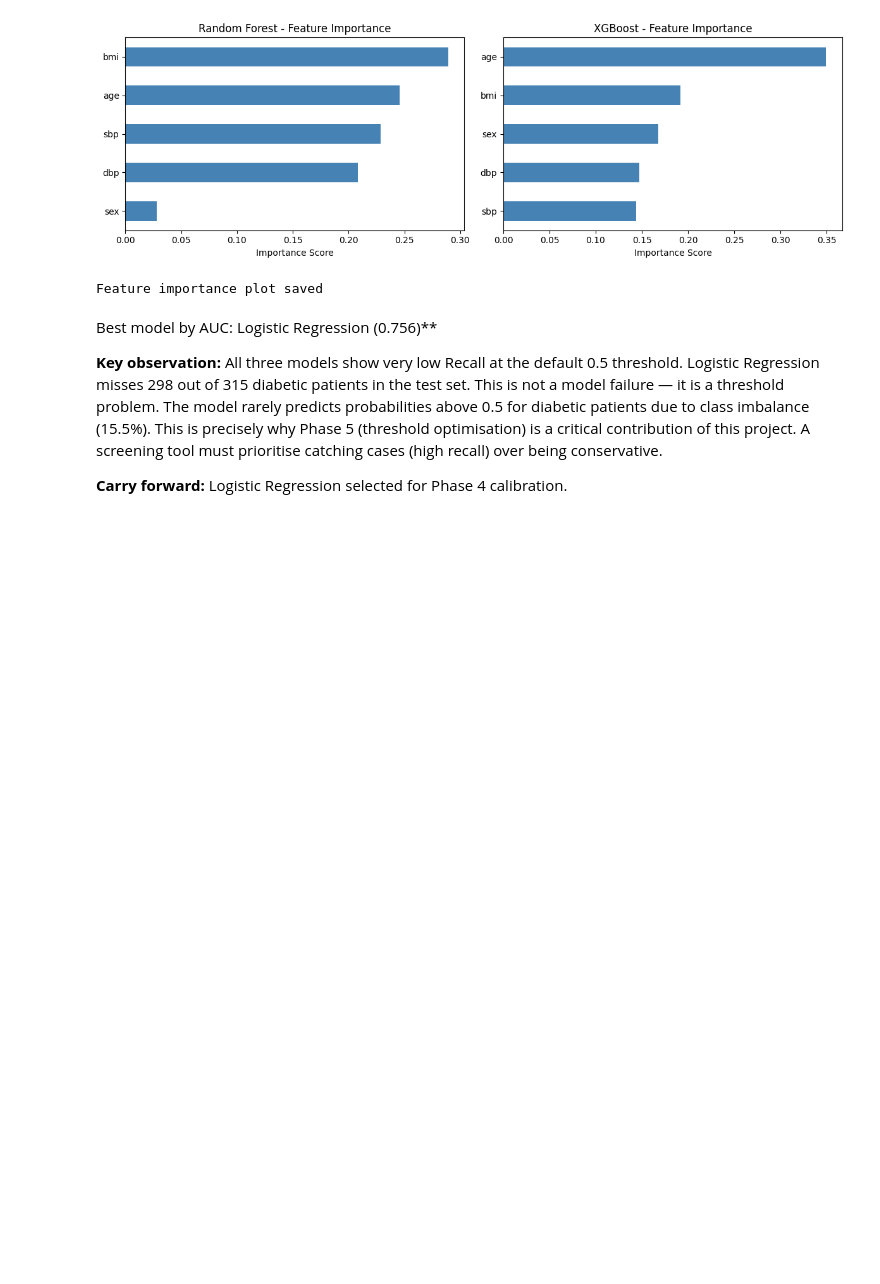
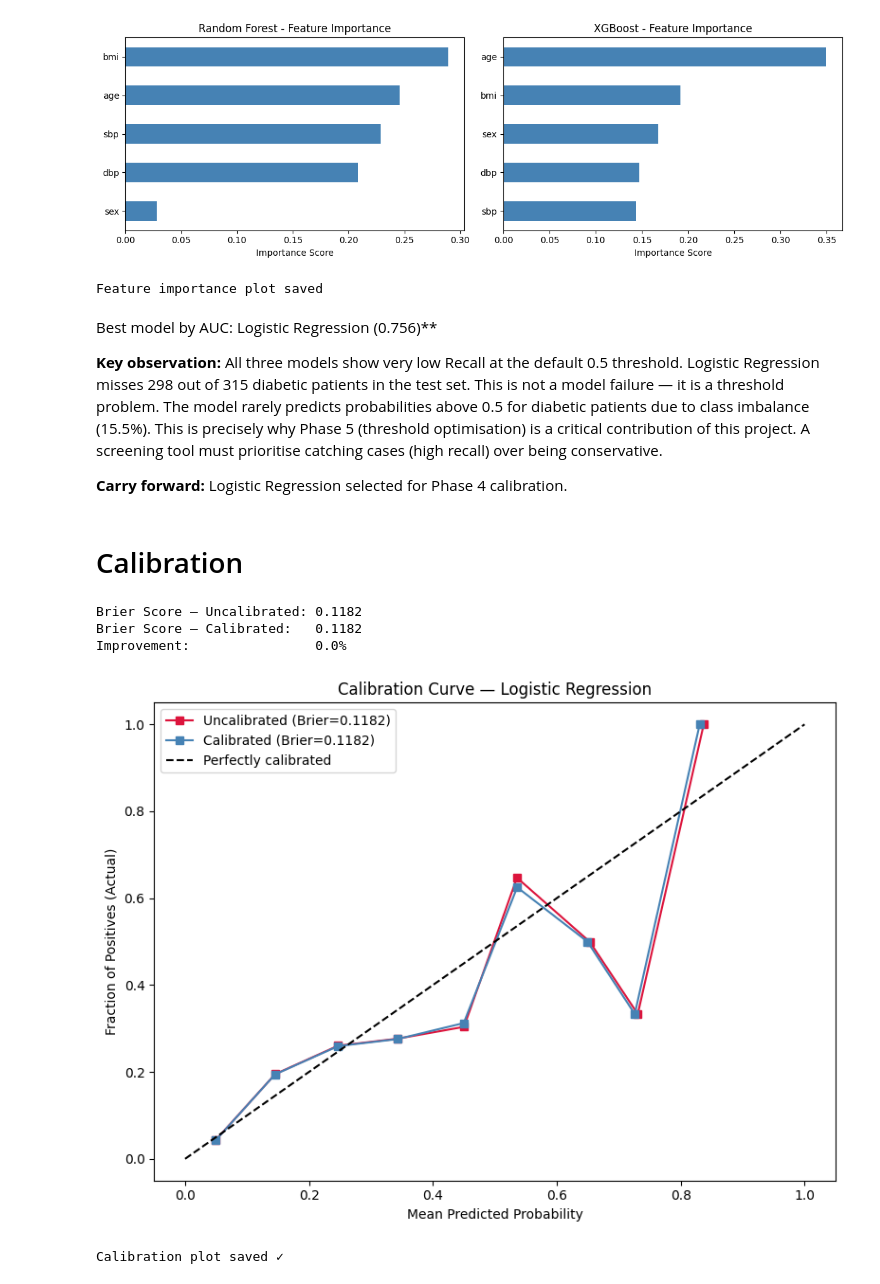
Before and after one commit to Baybeechristy/Early-Detection-of-Type-2-Diabetes-Using-ML-and-AI, a Jupyter notebook: early-detection-of-type-ii-diabetes-using-ml.ipynb, the cells around one changed output. Drawn from its saved outputs; the diff is of its cells as text; code cells hidden in the pictures; blank space fills up the shorter version.

Commit message:
Platt scaling calibration applied + reliability curve + Brier score saved

```diff
--- a/early-detection-of-type-ii-diabetes-using-ml.ipynb
+++ b/early-detection-of-type-ii-diabetes-using-ml.ipynb
@@ -364,3 +364,58 @@ This is precisely why Phase 5 (threshold optimisation) is a critical contributio
 A screening tool must prioritise catching cases (high recall) over being conservative.
 
 **Carry forward:** Logistic Regression selected for Phase 4 calibration.
+# %% [markdown]
+# Calibration
+# %%
+from sklearn.calibration import CalibratedClassifierCV, calibration_curve
+from sklearn.metrics import brier_score_loss
+
+# Get uncalibrated LR probabilities
+lr_model = models['Logistic Regression']
+y_prob_uncal = lr_model.predict_proba(X_test_scaled)[:, 1]
+
+# Calibrate using Platt Scaling (sigmoid method)
+lr_calibrated = CalibratedClassifierCV(
+    LogisticRegression(max_iter=1000, random_state=42),
+    method='sigmoid',
+    cv=5
+)
+lr_calibrated.fit(X_train_scaled, y_train)
+y_prob_cal = lr_calibrated.predict_proba(X_test_scaled)[:, 1]
+
+# Brier scores (lower = better)
+brier_uncal = brier_score_loss(y_test, y_prob_uncal)
+brier_cal   = brier_score_loss(y_test, y_prob_cal)
+
+print(f"Brier Score — Uncalibrated: {brier_uncal:.4f}")
+print(f"Brier Score — Calibrated:   {brier_cal:.4f}")
+print(f"Improvement:                {((brier_uncal - brier_cal)/brier_uncal)*100:.1f}%")
+# %% [output]
+Brier Score — Uncalibrated: 0.1182
+Brier Score — Calibrated:   0.1182
+Improvement:                0.0%
+# %%
+fig, ax = plt.subplots(figsize=(8, 6))
+
+# Uncalibrated
+frac_pos_u, mean_pred_u = calibration_curve(y_test, y_prob_uncal, n_bins=10)
+ax.plot(mean_pred_u, frac_pos_u, 's-', label=f'Uncalibrated (Brier={brier_uncal:.4f})', color='crimson')
+
+# Calibrated
+frac_pos_c, mean_pred_c = calibration_curve(y_test, y_prob_cal, n_bins=10)
+ax.plot(mean_pred_c, frac_pos_c, 's-', label=f'Calibrated (Brier={brier_cal:.4f})', color='steelblue')
+
+# Perfect calibration line
+ax.plot([0,1], [0,1], 'k--', label='Perfectly calibrated')
+
+ax.set_xlabel('Mean Predicted Probability')
+ax.set_ylabel('Fraction of Positives (Actual)')
+ax.set_title('Calibration Curve — Logistic Regression')
+ax.legend()
+plt.tight_layout()
+plt.savefig('calibration_curve.png', dpi=150)
+plt.show()
+print("Calibration plot saved ")
+# %% [output]
+[figure, added]
+Calibration plot saved ✓
```
Also changed, not shown: parts of 1 cell of this notebook.
